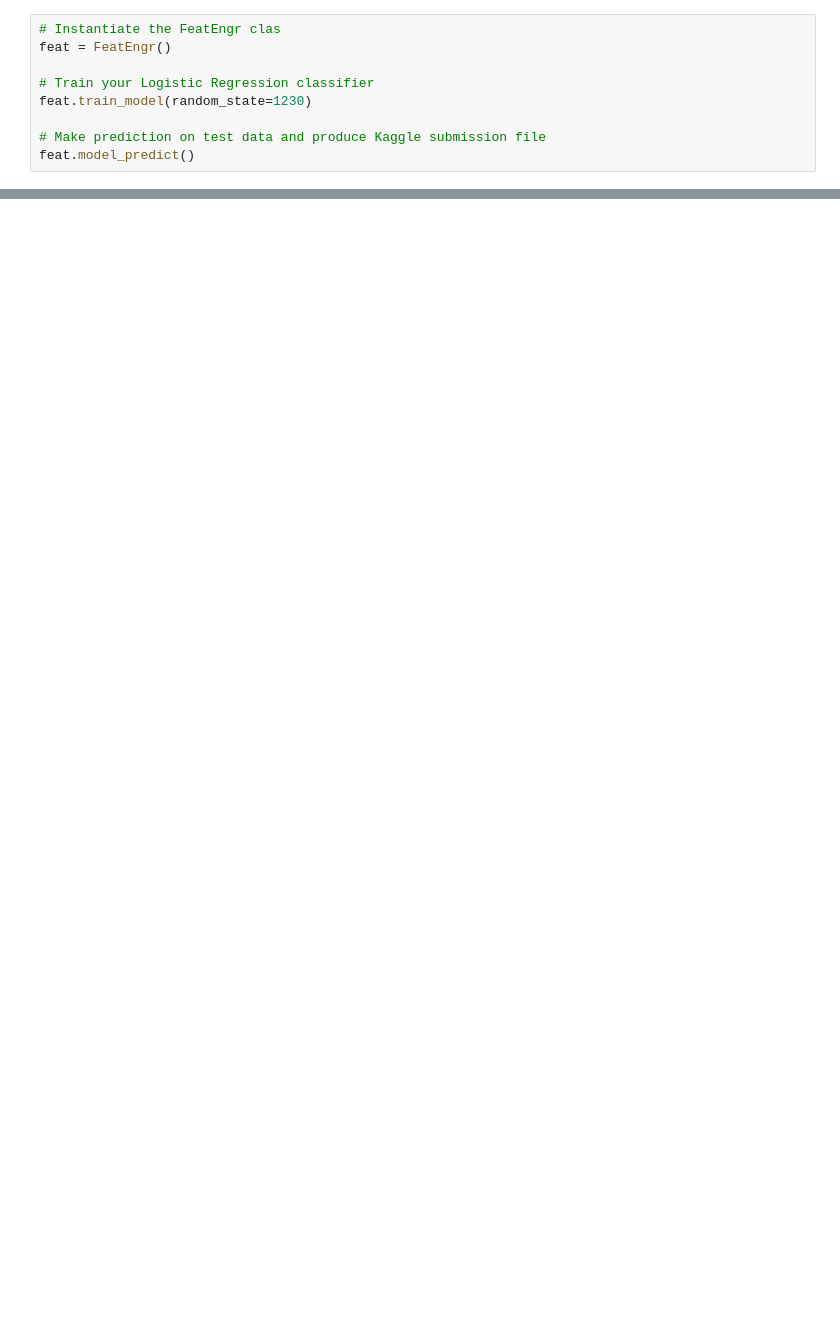
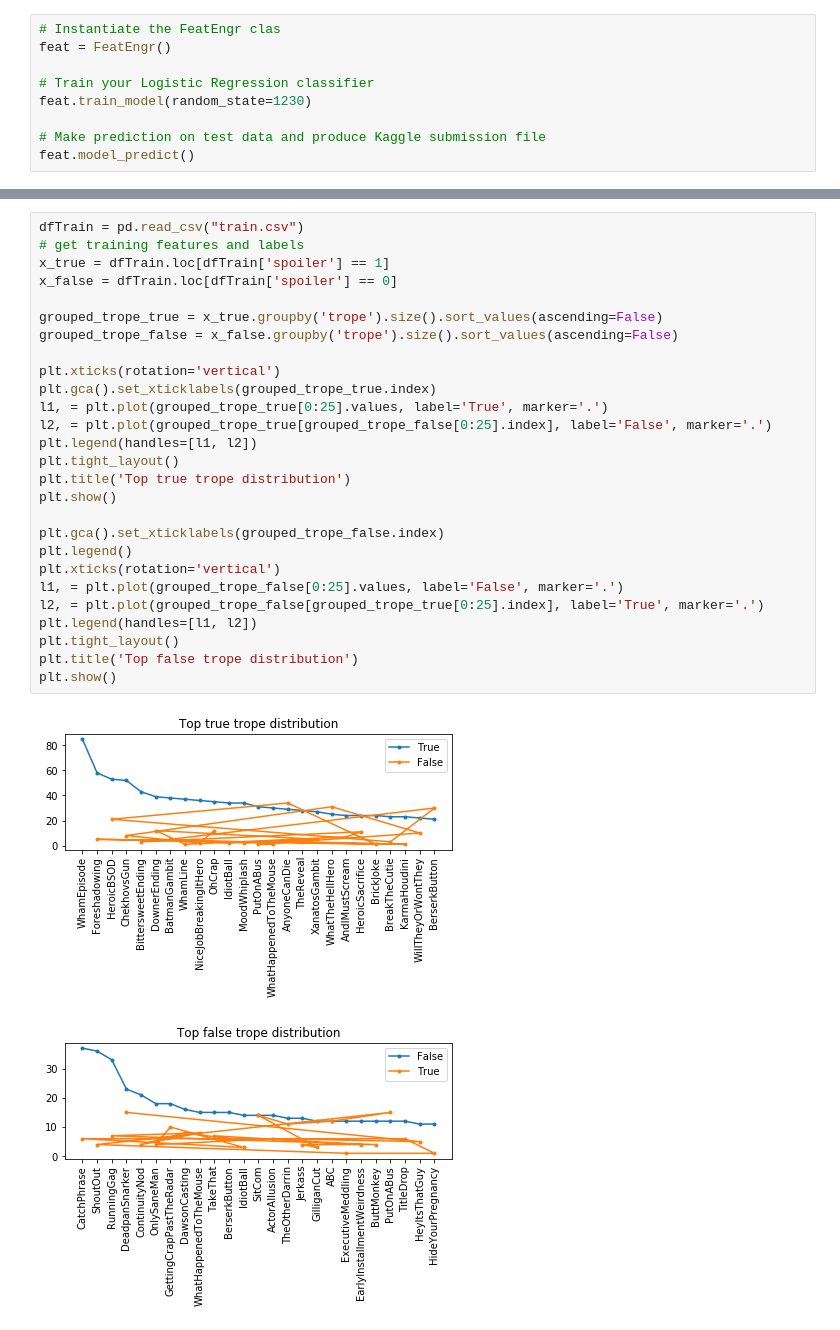
Before and after one commit to wingjammer1993/ML_Assign_3_FE, a Jupyter notebook: Assign_3_Feature_Engineering.ipynb, the cells around one changed output, grey strips where cells are left out. Cells and saved outputs as stored; diff of their text form; blank space fills up the shorter version.

```diff
--- a/Assign_3_Feature_Engineering.ipynb
+++ b/Assign_3_Feature_Engineering.ipynb
@@ -145,0 +193,30 @@ feat.model_predict()
+# %%
+dfTrain = pd.read_csv("train.csv")
+# get training features and labels
+x_true = dfTrain.loc[dfTrain['spoiler'] == 1]
+x_false = dfTrain.loc[dfTrain['spoiler'] == 0]
+
+grouped_trope_true = x_true.groupby('trope').size().sort_values(ascending=False)
+grouped_trope_false = x_false.groupby('trope').size().sort_values(ascending=False)
+
+plt.xticks(rotation='vertical')
+plt.gca().set_xticklabels(grouped_trope_true.index)
+l1, = plt.plot(grouped_trope_true[0:25].values, label='True', marker='.')
+l2, = plt.plot(grouped_trope_true[grouped_trope_false[0:25].index], label='False', marker='.')
+plt.legend(handles=[l1, l2])
+plt.tight_layout()
+plt.title('Top true trope distribution')
+plt.show()
+
+plt.gca().set_xticklabels(grouped_trope_false.index)
+plt.legend()
+plt.xticks(rotation='vertical')
+l1, = plt.plot(grouped_trope_false[0:25].values, label='False', marker='.')
+l2, = plt.plot(grouped_trope_false[grouped_trope_true[0:25].index], label='True', marker='.')
+plt.legend(handles=[l1, l2])
+plt.tight_layout()
+plt.title('Top false trope distribution')
+plt.show()
+# %% [output]
+[figure, added]
+[figure, added]
```
Also changed, not shown: parts of 11 cells of this notebook, 2 other files.
